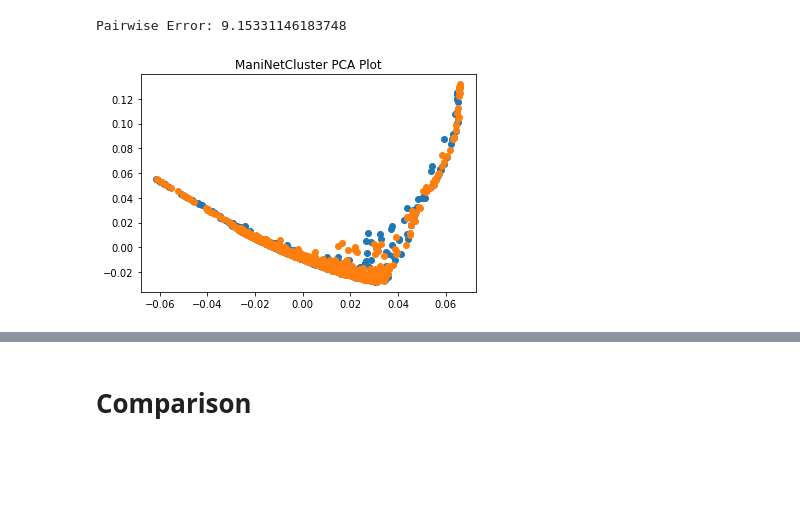
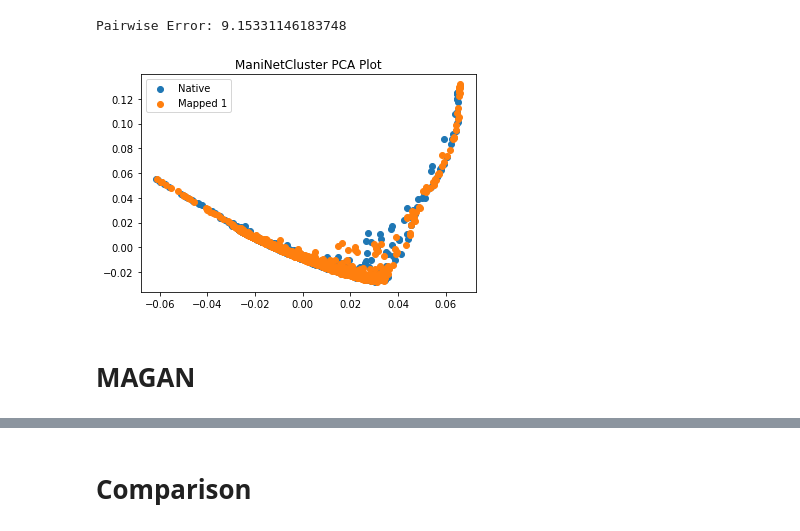
Before and after one commit to Oafish1/WR2MD, a Jupyter notebook: examples/example.ipynb, the cells around one changed output, grey strips where cells are left out. Saved outputs shown, nothing was run; the diff lists cells and outputs as text; code cells hidden in the pictures; blank space fills up the shorter version.

```diff
--- a/examples/example.ipynb
+++ b/examples/example.ipynb
@@ -65,29 +57,14 @@ label transfer accuracy of data1:
 0.9633333333333334
 # %%
 plt.subplots(figsize=(12,4))
+
 plt.subplot(1,2,1)
 keys = ['loss', 'loss_align']
-
-for k in keys:
-    plt.plot(hist['iteration'], hist[k], label=k)
-
-plt.xlabel('Iteration')
-plt.ylabel('Error Function')
-plt.title('UnionCom Embedding Error over Time')
-
-plt.legend(loc='upper right')
+plot_training(hist, keys, alg_name='UnionCom Embedding')
 
 plt.subplot(1,2,2)
 keys = ['corr_err', 'corr_alpha']
-
-for k in keys:
-    plt.plot(hist['corr_iteration'], hist[k], label=k)
-
-plt.xlabel('Iteration')
-plt.ylabel('Error Function')
-plt.title('UnionCom Correspondence Error over Time')
-
-_ = plt.legend(loc='upper right')
+plot_training(hist, keys, alg_name='UnionCom Correspondence', iter_key='corr_iteration')
 # %% [output]
 [figure]
 # %%
@@ -119,13 +89,8 @@ print('Pairwise Error: ' + str(hist['pairwise_error']))
 # %% [output]
 Pairwise Error: 9.15331146183748
 # %%
-pca = PCA(n_components=2)
-pca.fit(mapping[0])
-
-for m in mapping:
-    m_pca = pca.transform(m)
-    plt.scatter(m_pca[:,0], m_pca[:,1])
-
-_ = plt.title('ManiNetCluster PCA Plot')
+alignment_visualize(*mapping, alg_name='ManiNetCluster')
 # %% [output]
-[figure, old version]
+[figure, new version]
+# %% [markdown]
+# MAGAN
```
Also changed, not shown: parts of 12 cells of this notebook, 25 other files.
